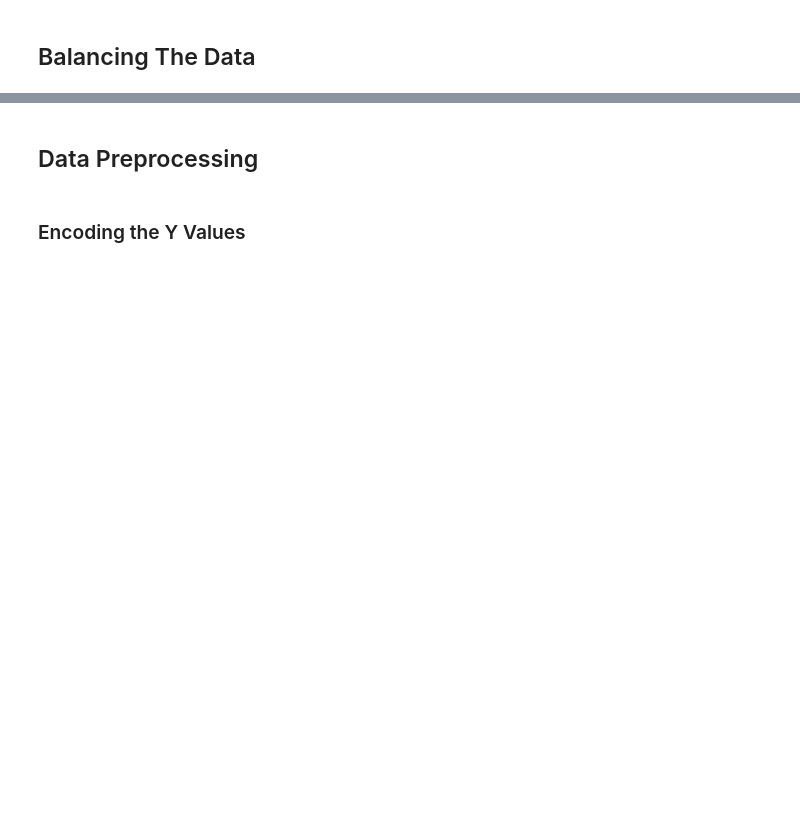
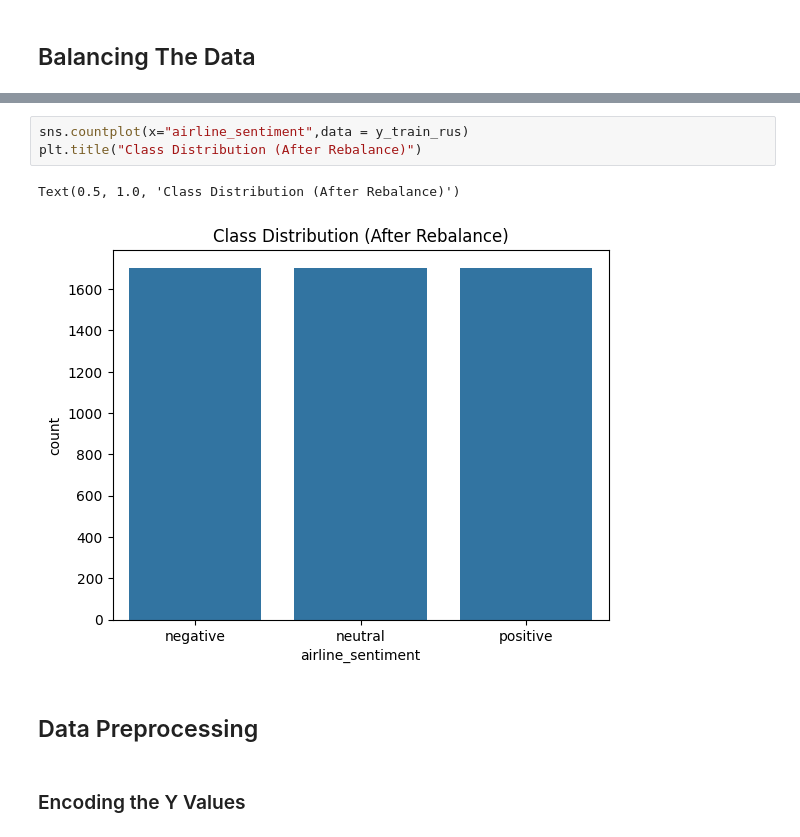
Before and after one commit to Andreas-Lukito/twitter-airline-sentiment-analysis, a Jupyter notebook: notebooks/02distillbert-baseline-balanced.ipynb, the cells around one changed output, grey strips where cells are left out. Saved outputs shown, nothing was run; the diff lists cells and outputs as text; blank space fills up the shorter version.

```diff
--- a/notebooks/02distillbert-baseline-balanced.ipynb
+++ b/notebooks/02distillbert-baseline-balanced.ipynb
@@ -99,3 +108,9 @@ NameError: name 'SEED' is not defined
+# %%
+sns.countplot(x="airline_sentiment",data = y_train_rus)
+plt.title("Class Distribution (After Rebalance)")
+# %% [output]
+Text(0.5, 1.0, 'Class Distribution (After Rebalance)')
+[figure, added]
 # %% [markdown]
 ## Data Preprocessing
 # %% [markdown]
```
Also changed, not shown: parts of 9 cells of this notebook, 1 other file.
